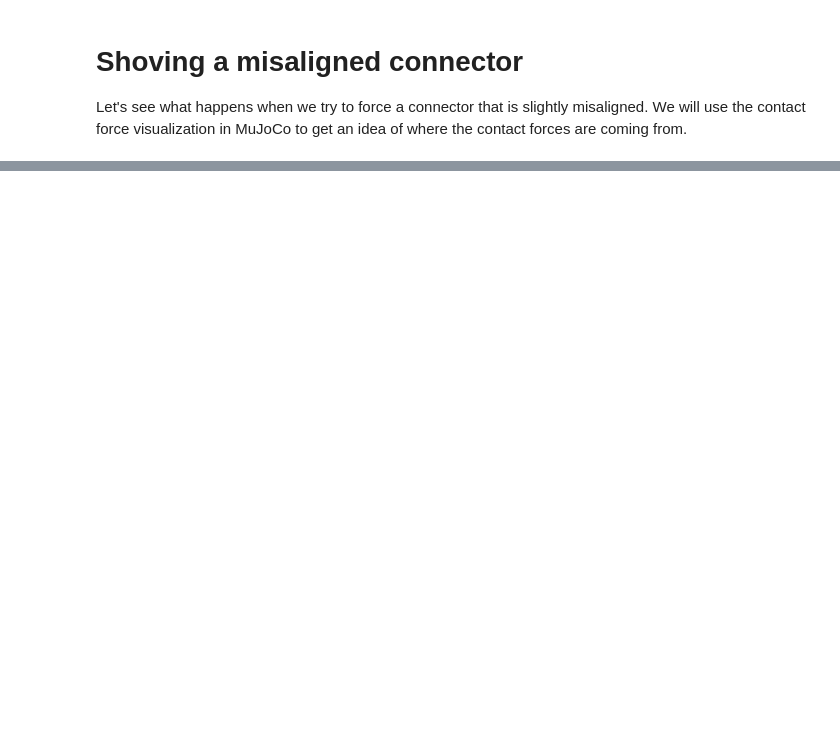
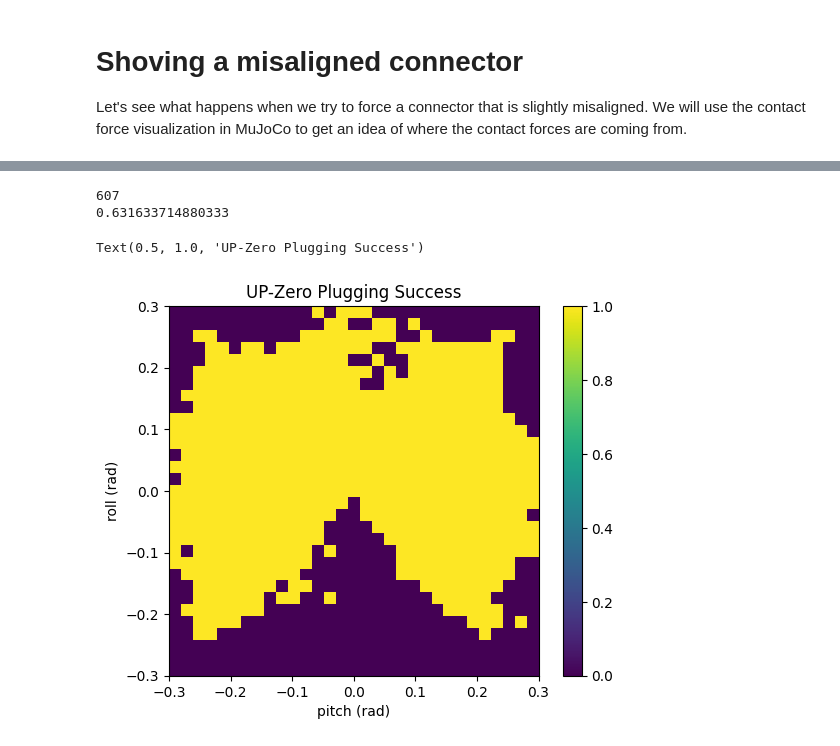
Before and after one commit to mass2010chromium/cs8803_project, a Jupyter notebook: notebook/plugging_6dof.ipynb, the cells around one changed output, grey strips where cells are left out. Cells and saved outputs as stored; diff of their text form; code cells hidden in the pictures; blank space fills up the shorter version.

```diff
--- a/notebook/plugging_6dof.ipynb
+++ b/notebook/plugging_6dof.ipynb
@@ -1161,0 +704,17 @@ f.suptitle('Force Sensor: MuJoCo (dotted) vs Linear Model (dotted) (with noise)'
+# %%
+#np.save("up-true_image", res_img)
+res_img = np.load("up-zero_image.npy")
+plt.figure(1)
+thresh = 0.5
+print(np.sum(res_img < thresh))
+print(np.sum(res_img < thresh) / res_img.shape[0]**2)
+plt.imshow(res_img < thresh, extent=[-0.3, 0.3, -0.3, 0.3])
+plt.xlabel('pitch (rad)')
+plt.ylabel('roll (rad)')
+plt.colorbar()
+plt.title('UP-Zero Plugging Success')
+# %% [output]
+607
+0.631633714880333
+Text(0.5, 1.0, 'UP-Zero Plugging Success')
+[figure, added]
```
Also changed, not shown: parts of 27 cells of this notebook, 3 other files.
